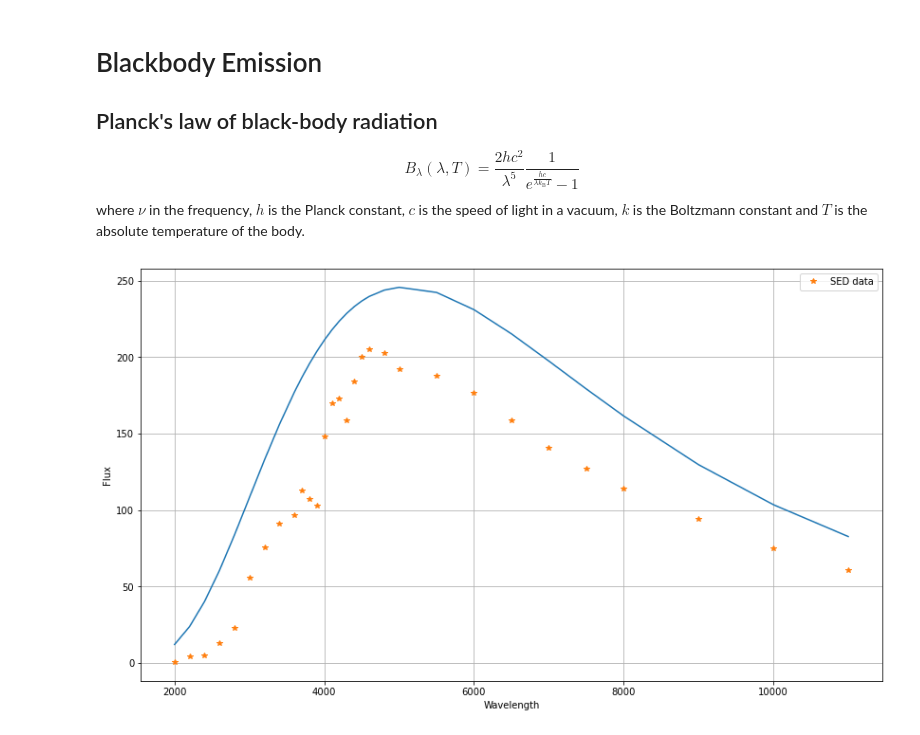
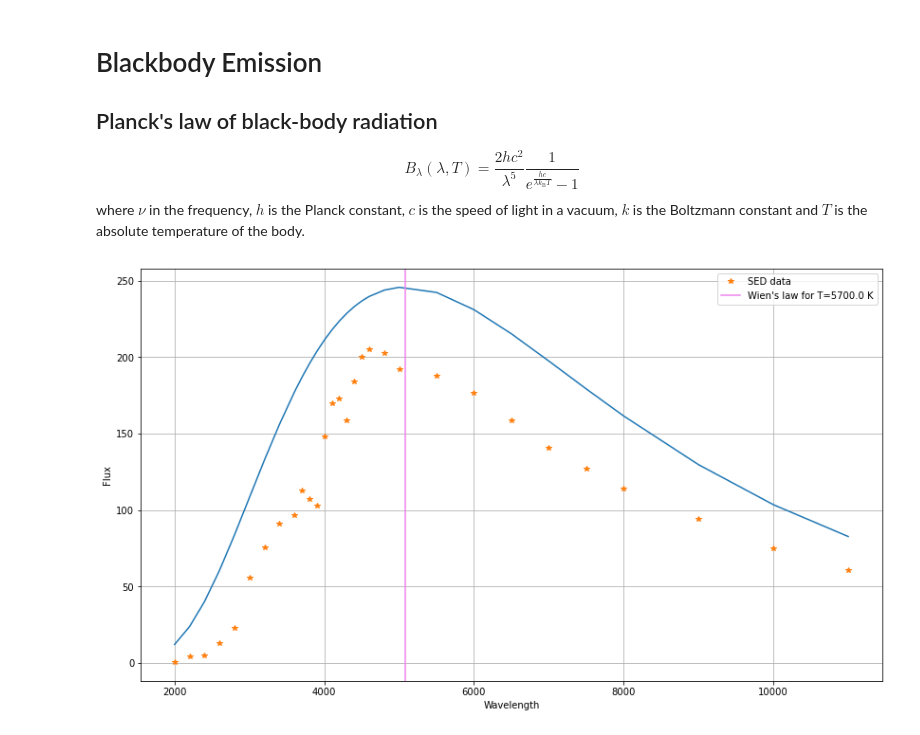
Before and after one commit to Mixpap/lab_kormou, a Jupyter notebook: sun/spectroscopy.ipynb, the cells around one changed output. Cells and saved outputs as stored; diff of their text form; code cells hidden in the pictures.

Commit message:
added wien's law

```diff
--- a/sun/spectroscopy.ipynb
+++ b/sun/spectroscopy.ipynb
@@ -132,19 +133,24 @@ where $\nu$ in the frequency, $h$ is the Planck constant, $c$ is the speed of li
 # %%
 
 def black_body_luminosity(wavelength,T): #wavelength in Angstrom
     h,c, kb, = 6.626e-27 ,2.9979e10, 1.38e-16    #	erg/Hz, cm/s, erg/K
     nu = c/(wavelength*1e-8)
     B_lambda = 2*h*c**2/ wavelength**5/(np.exp(h*nu/(kb*T))-1)
     return B_lambda # in erg/s/Angstrom/cm^2/sr from the emitting object's surface
 
-planck= black_body_luminosity(SED_data[:,0],5700.)
+def wien(T):
+    b=2898*10000
+    return b/T
+
+T=5700 # K
+planck= black_body_luminosity(SED_data[:,0],T)
 
 plt.plot(SED_data[:,0],1e28*planck )
 plt.plot(SED_data[:,0],SED_data[:,1],'*',label='SED data')
-
+plt.axvline(wien(T),color="violet",label=f"Wien's law for T={T:.1f} K")
 plt.xlabel('Wavelength')
 plt.ylabel('Flux')
 plt.legend()
 plt.grid()
 # %% [output]
-[figure, old version]
+[figure, new version]
```
Also changed, not shown: parts of 2 cells of this notebook.
